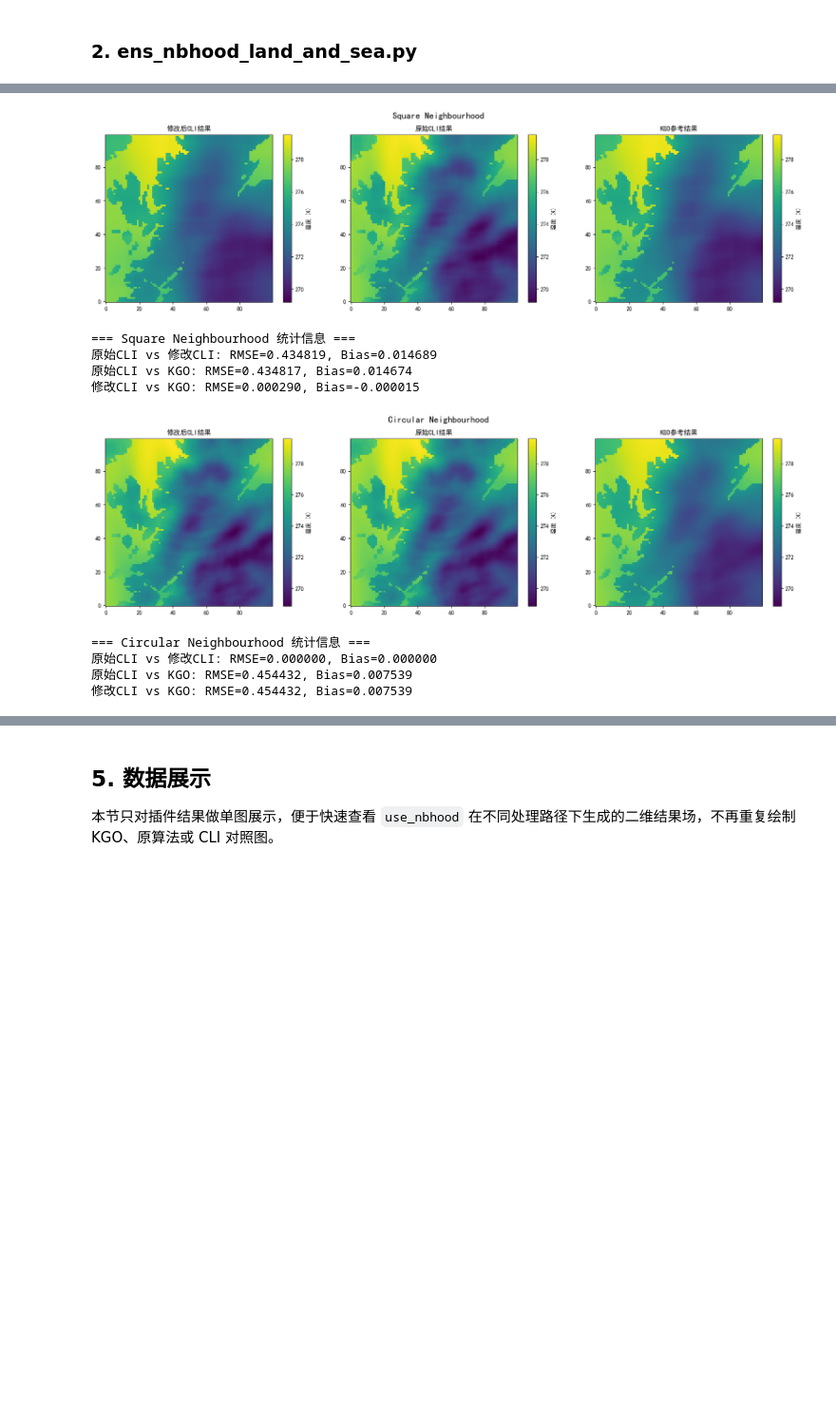
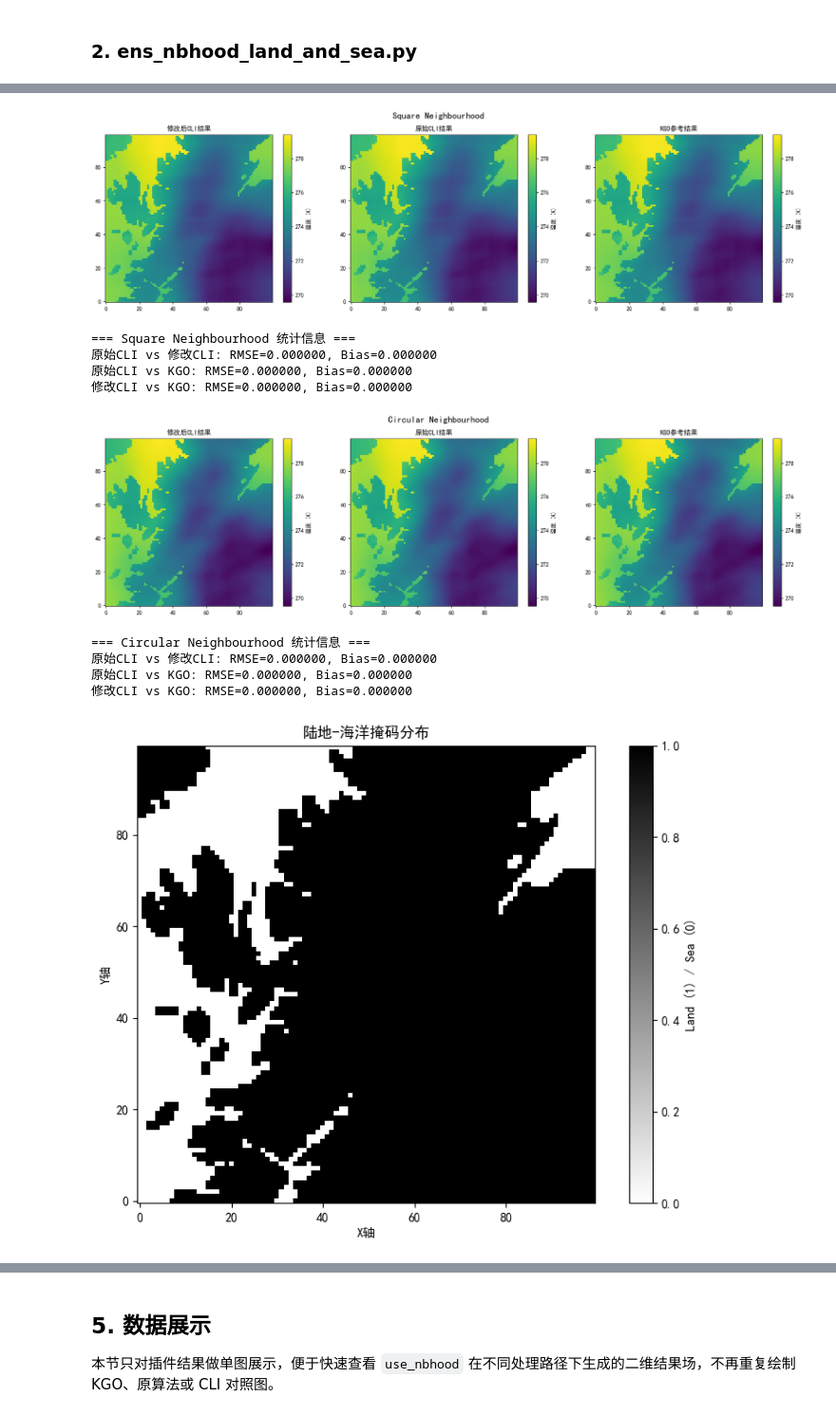
Before and after one commit to guoyunqian/NIMM_pip_repos, a Jupyter notebook: 00temp/neighbourhood_probability_processing/nbs/use_nbhood.ipynb, the cells around one changed output, grey strips where cells are left out. Shown at 95% size. Drawn from its saved outputs; the diff is of its cells as text; code cells hidden in the pictures; blank space fills up the shorter version.

```diff
--- a/00temp/neighbourhood_probability_processing/nbs/use_nbhood.ipynb
+++ b/00temp/neighbourhood_probability_processing/nbs/use_nbhood.ipynb
@@ -932,22 +554,27 @@ def _first_2d(da):
     return np.asarray(out)
 
 def load_data(path, var_name='air_temperature'):
-    """智能加载变量：优先使用指定变量名，未指定时自动选择主变量"""
+    """智能加载变量：优先使用指定变量名，未指定时自动选择主变量。
+
+    读入内存后立即关闭数据集句柄，避免 Windows 下文件被内核长期占用而无法覆盖。
+    """
     try:
         ds = xr.open_dataset(path, engine='netcdf4')
+    except Exception:
+        return None
+    try:
         if var_name in ds.variables:
-            return ds[var_name]
-
+            return ds[var_name].load()
         # 自动选择主变量：跳过边界变量和网格映射变量
         for name, da in ds.data_vars.items():
             if name.endswith('_bnds'):
                 continue
             if da.ndim == 0 and 'grid_mapping_name' in da.attrs:
                 continue
-            return ds[name]
+            return da.load()
         return None
-    except Exception:
-        return None
+    finally:
+        ds.close()
 
 def plot_result_comparison(title, cli_modified, cli_original, kgo_reference):
     """绘制修改后算法、KGO 和原算法结果对比图。"""
@@ -1114,57 +746,40 @@ process(
 # %%
-import xarray as xr
-import numpy as np
-import matplotlib.pyplot as plt
-from pathlib import Path
+# 原始 CLI 参考结果与 KGO（保存的官方样例，直接读取）
+cli_orig_sq = load_data(land_dir / 'cli_land_sea_result.nc')
+kgo_sq = load_data(land_dir / 'kgo.nc')
+cli_orig_ci = load_data(land_dir / 'cli_circular_result.nc')
+kgo_ci = load_data(land_dir / 'kgo_circular.nc')
 
-# 路径定义
-PROJECT_DIR = Path.cwd().parent
-RESOURCE_DIR = PROJECT_DIR / "test_data" / "official_test_use_nbhood"
-land_dir = RESOURCE_DIR / 'land_and_sea' / "no_topographic_bands"
-land_normalized_dir = RESOURCE_DIR / 'land_and_sea' / 'normalized_meb6d'
-
-# --- 主程序 ---
-
-# 1. 加载方形邻域数据
-cli_mod_sq  = load_data(land_normalized_dir / 'cli_test_land_sea_result.nc')
-cli_orig_sq = load_data(land_dir / 'cli_land_sea_result.nc')
-kgo_sq      = load_data(land_dir / 'kgo.nc')
-
-# 2. 加载圆形邻域数据
-cli_orig_ci = load_data(land_dir / 'cli_circular_result.nc')
-cli_mod_ci  = load_data(land_normalized_dir / 'cli_test_circular_result.nc')
-kgo_ci      = load_data(land_dir / 'kgo_circular.nc')
-
-# 检查是否所有数据都加载成功
 if cli_orig_sq is not None and cli_mod_sq is not None and kgo_sq is not None:
     _plot_comparison_simple("Square Neighbourhood", cli_orig_sq, cli_mod_sq, kgo_sq)
 
 if cli_orig_ci is not None and cli_mod_ci is not None and kgo_ci is not None:
     _plot_comparison_simple("Circular Neighbourhood", cli_orig_ci, cli_mod_ci, kgo_ci)
 
 # 加载并显示陆地-海洋掩码
 try:
-    landmask = xr.open_dataarray(land_normalized_dir / 'ukvx_landmask.nc')
+    landmask = load_primary(land_cli_input / 'ukvx_landmask.nc')
     landmask_2d = _first_2d(landmask)
 
     plt.figure(figsize=(8, 6))
     plt.imshow(landmask_2d, cmap='binary', origin='lower')
     plt.colorbar(label='Land (1) / Sea (0)')
     plt.title('陆地-海洋掩码分布')
     plt.xlabel('X轴')
     plt.ylabel('Y轴')
     plt.tight_layout()
     plt.show()
 except Exception as e:
     pass
 # %% [output]
-[figure, old version]
+[figure, new version]
 === Square Neighbourhood 统计信息 ===
-原始CLI vs 修改CLI: RMSE=0.434819, Bias=0.014689
-原始CLI vs KGO: RMSE=0.434817, Bias=0.014674
-修改CLI vs KGO: RMSE=0.000290, Bias=-0.000015
+原始CLI vs 修改CLI: RMSE=0.000000, Bias=0.000000
+原始CLI vs KGO: RMSE=0.000000, Bias=0.000000
+修改CLI vs KGO: RMSE=0.000000, Bias=0.000000
-[figure, old version]
+[figure, new version]
 === Circular Neighbourhood 统计信息 ===
 原始CLI vs 修改CLI: RMSE=0.000000, Bias=0.000000
-原始CLI vs KGO: RMSE=0.454432, Bias=0.007539
-修改CLI vs KGO: RMSE=0.454432, Bias=0.007539
+原始CLI vs KGO: RMSE=0.000000, Bias=0.000000
+修改CLI vs KGO: RMSE=0.000000, Bias=0.000000
+[figure, added]
```
Also changed, not shown: parts of 31 cells of this notebook, 28 other files.
